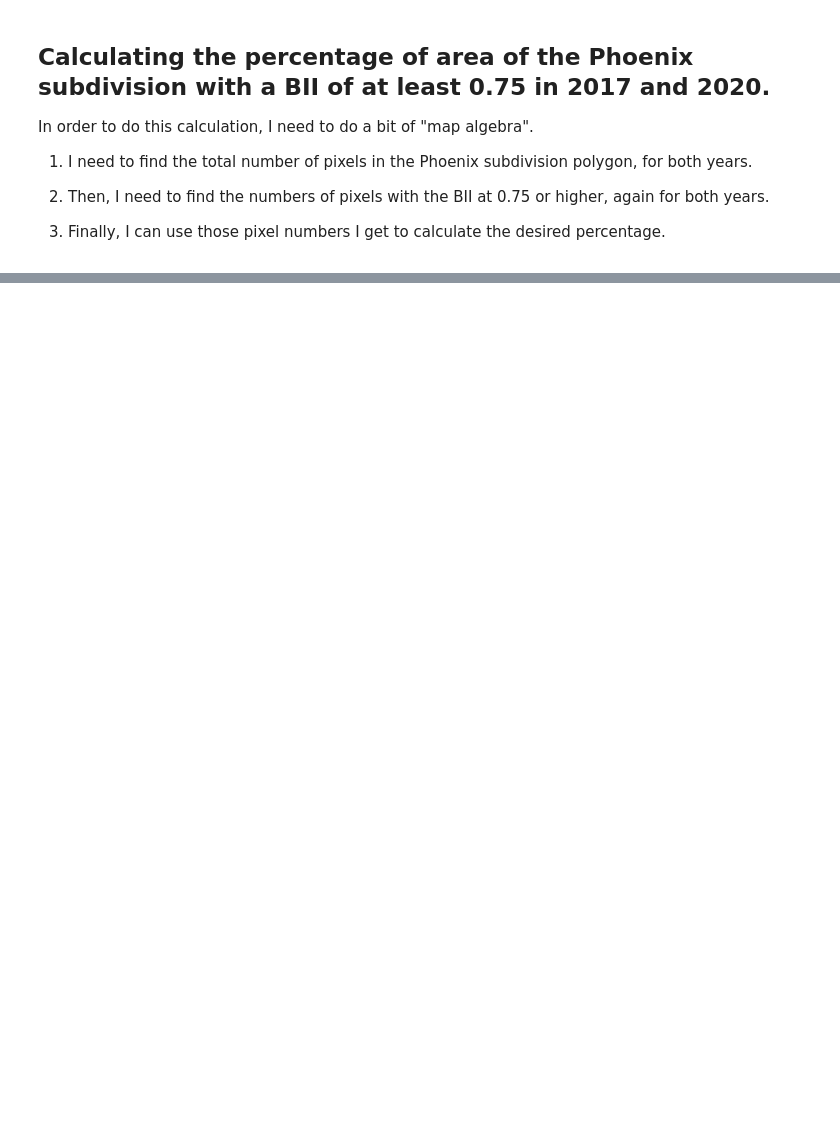
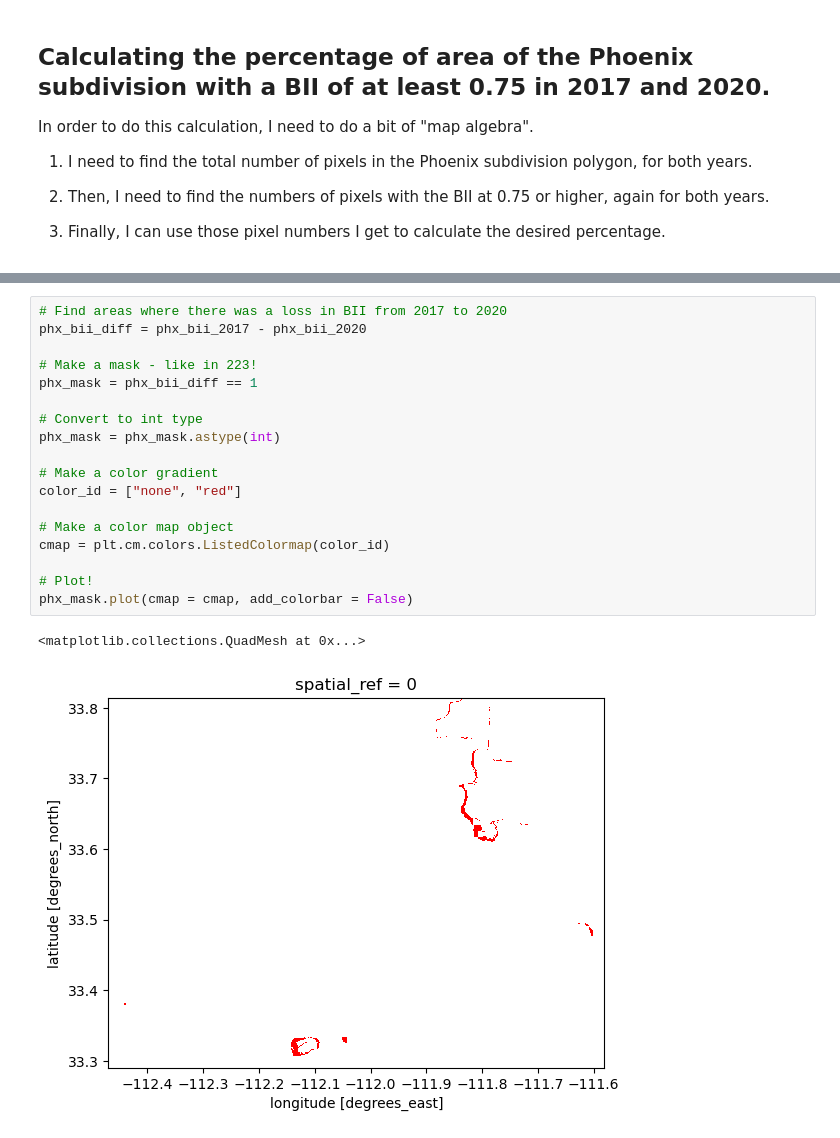
Before and after one commit to jorb1/BII_analysis_phoenix, a Jupyter notebook: BII_analysis.ipynb, the cells around one changed output, grey strips where cells are left out. Drawn from its saved outputs; the diff is of its cells as text; blank space fills up the shorter version.

```diff
--- a/BII_analysis.ipynb
+++ b/BII_analysis.ipynb
@@ -303,0 +303,21 @@ print(pct_text, "2020 is: ", round(pct_bii_2020, 2), "%")
+# %%
+# Find areas where there was a loss in BII from 2017 to 2020
+phx_bii_diff = phx_bii_2017 - phx_bii_2020
+
+# Make a mask - like in 223!
+phx_mask = phx_bii_diff == 1
+
+# Convert to int type
+phx_mask = phx_mask.astype(int)
+
+# Make a color gradient
+color_id = ["none", "red"]
+
+# Make a color map object
+cmap = plt.cm.colors.ListedColormap(color_id)
+
+# Plot!
+phx_mask.plot(cmap = cmap, add_colorbar = False)
+# %% [output]
+<matplotlib.collections.QuadMesh at 0x...>
+[figure, added]
```
Also changed, not shown: parts of 9 cells of this notebook.
